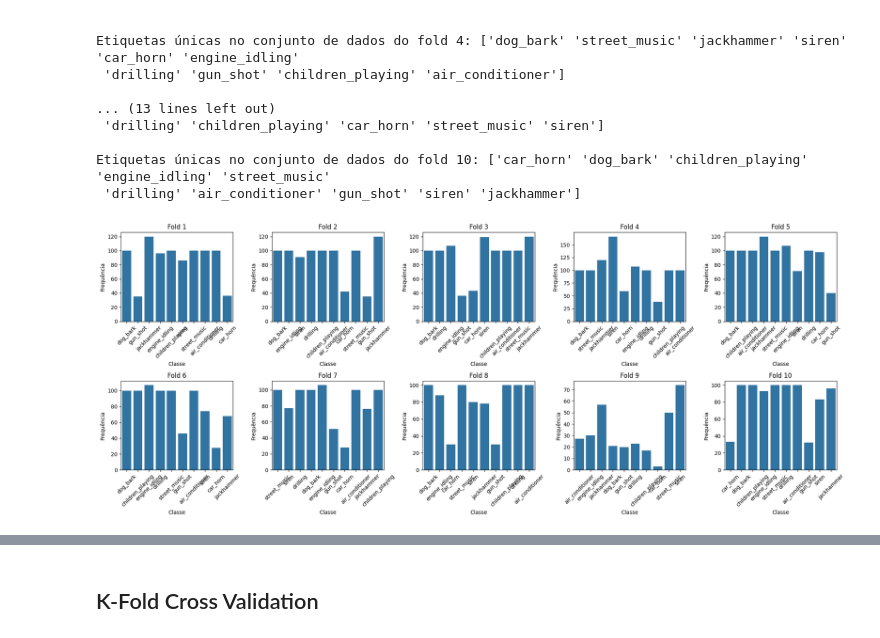
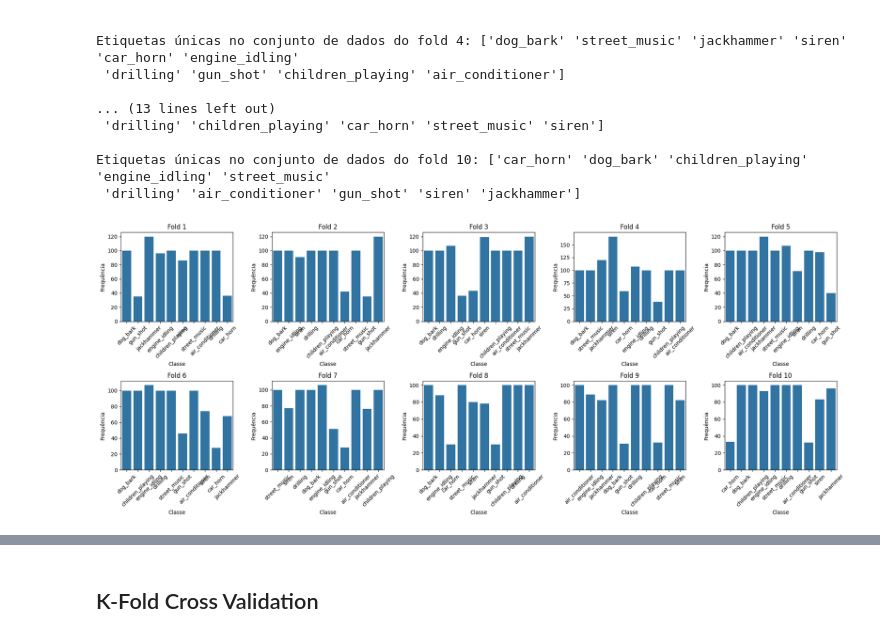
Before and after one commit to guilhermevaz8/deep-learning-classifiers-for-urban-sound-data, a Jupyter notebook: Modified_Project_Notebook.ipynb, the cells around one changed output, grey strips where cells are left out. Drawn from its saved outputs; the diff is of its cells as text; code cells hidden in the pictures.

```diff
--- a/Modified_Project_Notebook.ipynb
+++ b/Modified_Project_Notebook.ipynb
@@ -162,35 +152,35 @@ Etiquetas únicas no conjunto de dados do fold 10: ['car_horn' 'dog_bark' 'child
 def plot_label_distribution_all_folds(n_folds):
     # Número de linhas e colunas para os subplots
     nrows = 2
     ncols = 5
 
     # Configurar o layout para os subplots
     fig, axes = plt.subplots(nrows=nrows, ncols=ncols, figsize=(20, 8))  # Ajuste o tamanho conforme necessário
 
     for fold_number in range(1, n_folds + 1):
         # Carregar os rótulos do fold específico
-        labels_path = f"csv/labelsfold{fold_number}.csv"
+        labels_path = f"../csv/labels_fold{fold_number}.csv"
         df_labels = pd.read_csv(labels_path)
 
         # Determinar a posição do subplot
         row = (fold_number - 1) // ncols
         col = (fold_number - 1) % ncols
 
         # Plotar o gráfico no subplot correspondente
         sns.countplot(x=df_labels['0'], ax=axes[row, col])
         axes[row, col].set_title(f'Fold {fold_number}')
         axes[row, col].set_xlabel('Classe')
         axes[row, col].set_ylabel('Frequência')
         axes[row, col].tick_params(axis='x', rotation=45)
 
     # Ajustar o layout e exibir a figura
     plt.tight_layout()
     plt.show()
 
 # Exemplo de uso para todos os 10 folds
 plot_label_distribution_all_folds(10)
 # %% [output]
-[figure, old version]
+[figure, new version]
 # %%
 # Preparando o layout para os subplots
 fig, axes = plt.subplots(nrows=5, ncols=2, figsize=(15, 20))  #tamanho dos subplots
```
Also changed, not shown: parts of 9 cells of this notebook, 1 other file.
